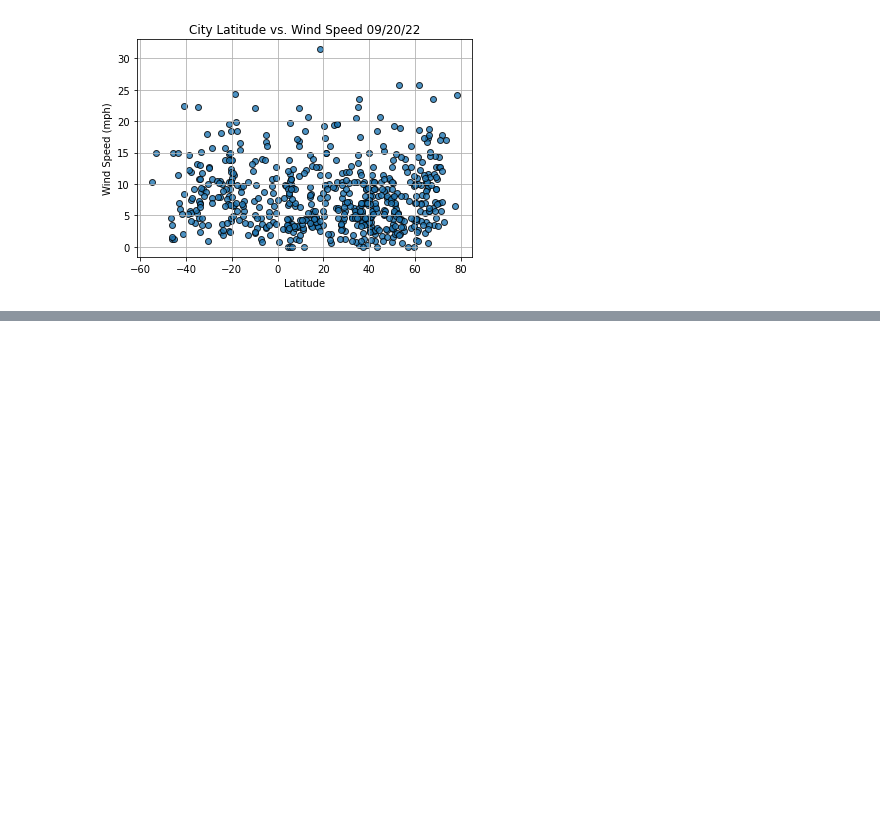
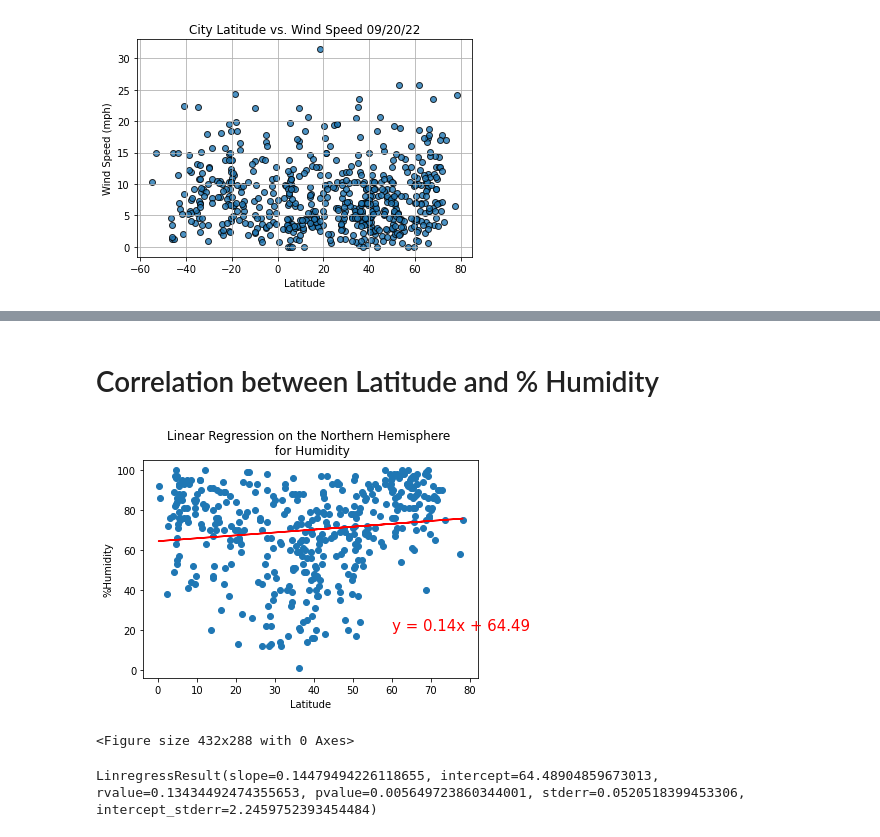
Before and after one commit to ireneshin26/World_Weather_Analysis, a Jupyter notebook: WeatherPy.ipynb, the cells around one changed output, grey strips where cells are left out. Drawn from its saved outputs; the diff is of its cells as text; code cells hidden in the pictures; blank space fills up the shorter version.

```diff
--- a/WeatherPy.ipynb
+++ b/WeatherPy.ipynb
@@ -256,0 +342,18 @@ plt.show()
+# %% [markdown]
+# Correlation between Latitude and % Humidity
+# %%
+# Linear regression on the Northern Hemisphere - Latitude vs Humidity
+x_values = northern_hemi_df["Lat"]
+y_values = northern_hemi_df["Humidity"]
+# Call the function.
+plot_linear_regression(x_values, y_values,
+                       'Linear Regression on the Northern Hemisphere \n for Humidity', '%Humidity',(60, 20))
+# Save the figure.
+plt.savefig("weather_data/Lat_v_Humidity_Northern.png")
+# %% [output]
+[figure, added]
+<Figure size 432x288 with 0 Axes>
+# %%
+linregress(northern_hemi_df["Lat"], northern_hemi_df["Humidity"])
+# %% [output]
+LinregressResult(slope=0.14479494226118655, intercept=64.48904859673013, rvalue=0.13434492474355653, pvalue=0.005649723860344001, stderr=0.0520518399453306, intercept_stderr=2.2459752393454484)
```
Also changed, not shown: parts of 22 cells of this notebook, 9 other files.
